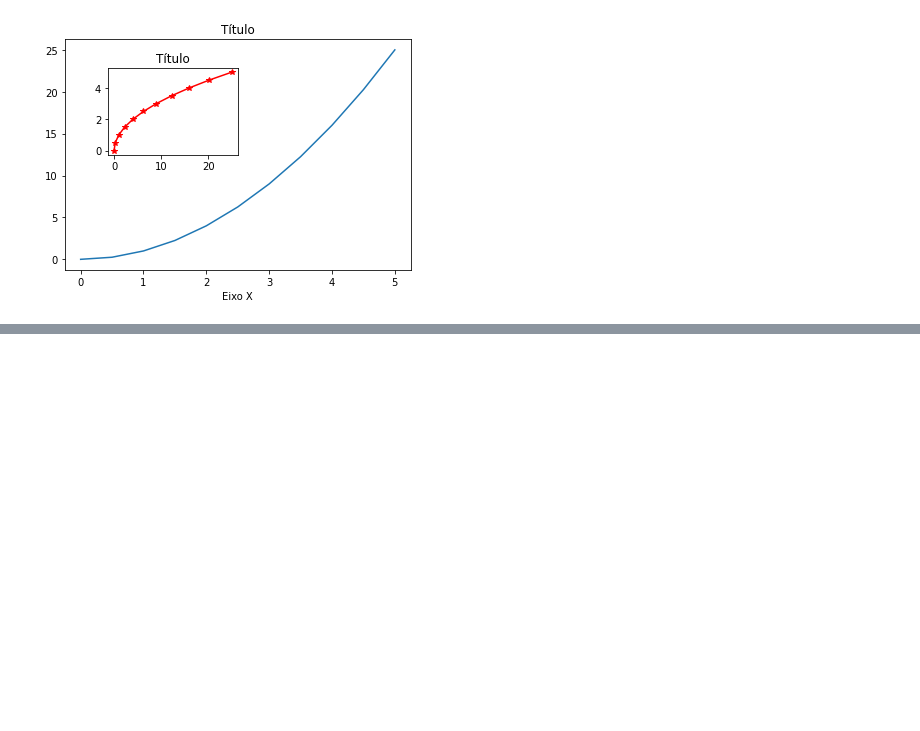
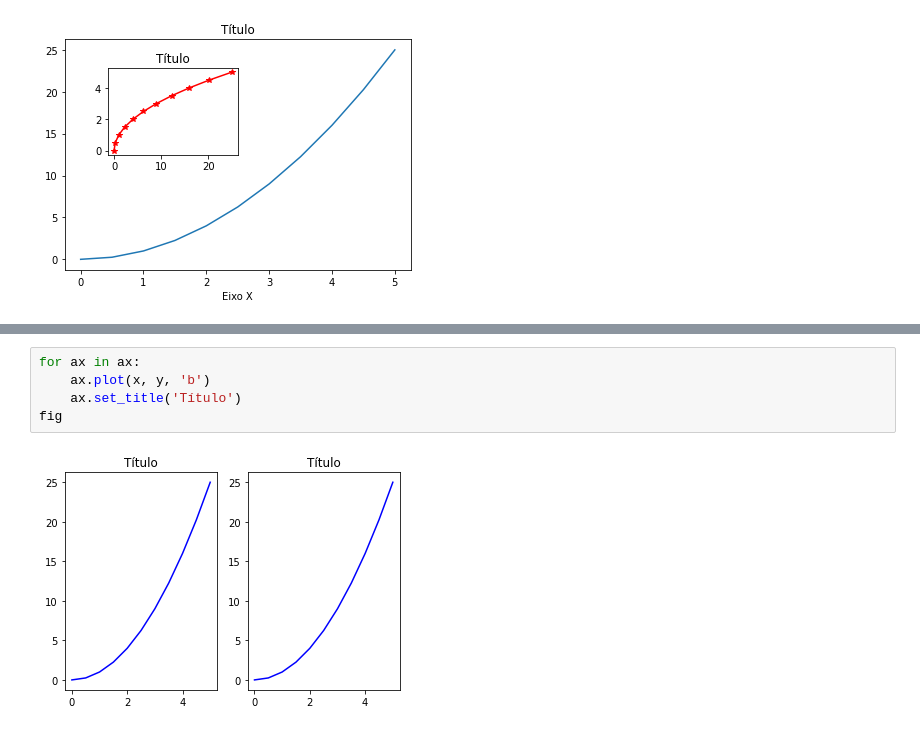
Before and after one commit to FivMeyer/Python_Studies, a Jupyter notebook: 00_basic_python.ipynb, the cells around one changed output, grey strips where cells are left out. Drawn from its saved outputs; the diff is of its cells as text; blank space fills up the shorter version.

```diff
--- a/00_basic_python.ipynb
+++ b/00_basic_python.ipynb
@@ -1660,0 +1717,7 @@ Text(0.5, 1.0, 'Título')
+# %%
+for ax in ax:
+    ax.plot(x, y, 'b')
+    ax.set_title('Título')
+fig
+# %% [output]
+[figure, added]
```
Also changed, not shown: parts of 103 cells of this notebook, 1 other file.
